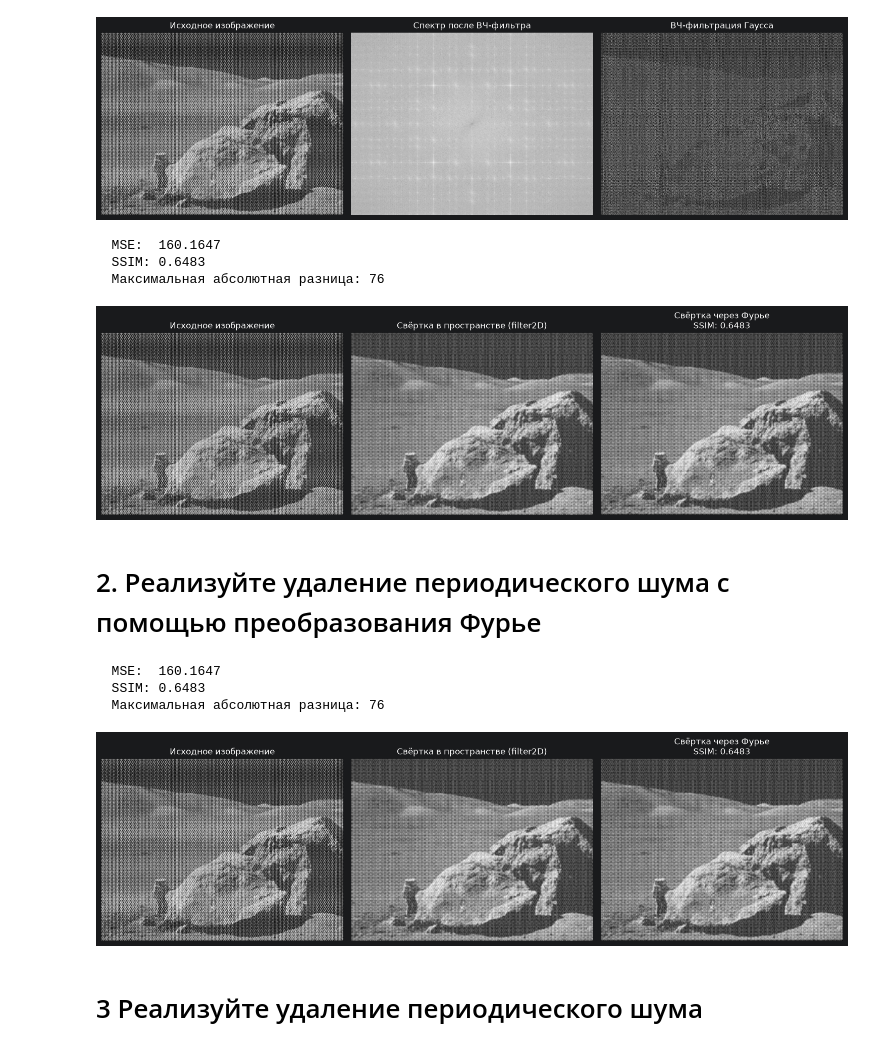
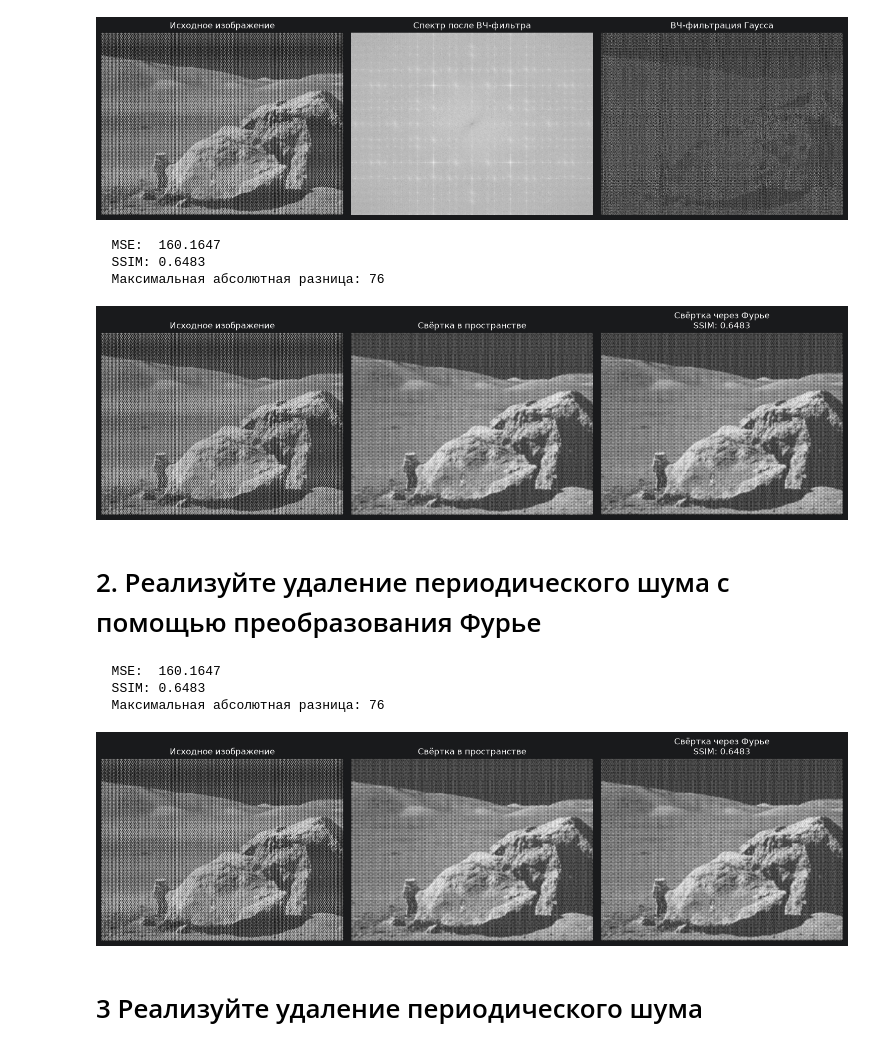
Before and after one commit to midicowbell/imageProcessing, a Jupyter notebook: lab5.ipynb, the cells around one changed output. Saved outputs shown, nothing was run; the diff lists cells and outputs as text; code cells hidden in the pictures.

```diff
--- a/lab5.ipynb
+++ b/lab5.ipynb
@@ -79,35 +77,35 @@ fourier_conv = fourier_conv[:, :, 0] / (rows * cols)
 fourier_conv = np.clip(fourier_conv, 0, 255).astype(np.uint8)
 
 mse_val = mean_squared_error(spatial_conv, fourier_conv)
 ssim_val = ssim(spatial_conv, fourier_conv, data_range=255)
 diff = cv.absdiff(spatial_conv, fourier_conv)
 
 print(f"  MSE:  {mse_val:.4f}")
 print(f"  SSIM: {ssim_val:.4f}")
 print(f"  Максимальная абсолютная разница: {np.max(diff)}")
 
 plt.figure(figsize=(15, 5))
 plt.subplot(1, 3, 1)
 plt.imshow(img, cmap='gray')
 plt.title('Исходное изображение')
 plt.axis('off')
 
 plt.subplot(1, 3, 2)
 plt.imshow(spatial_conv, cmap='gray')
-plt.title('Свёртка в пространстве (filter2D)')
+plt.title('Свёртка в пространстве')
 plt.axis('off')
 
 plt.subplot(1, 3, 3)
 plt.imshow(fourier_conv, cmap='gray')
 plt.title(f'Свёртка через Фурье\nSSIM: {ssim_val:.4f}')
 plt.axis('off')
 plt.tight_layout()
 plt.show()
 # %% [output]
   MSE:  160.1647
   SSIM: 0.6483
   Максимальная абсолютная разница: 76
-[figure, old version]
+[figure, new version]
 # %% [markdown]
 # 2. Реализуйте удаление периодического шума с помощью преобразования Фурье
 # %%
@@ -150,7 +148,7 @@ plt.axis('off')
 
 plt.subplot(1, 3, 2)
 plt.imshow(spatial_conv, cmap='gray')
-plt.title('Свёртка в пространстве (filter2D)')
+plt.title('Свёртка в пространстве')
 plt.axis('off')
 
 plt.subplot(1, 3, 3)
@@ -163,7 +161,7 @@ plt.show()
   MSE:  160.1647
   SSIM: 0.6483
   Максимальная абсолютная разница: 76
-[figure, old version]
+[figure, new version]
 # %% [markdown]
 # 3 Реализуйте удаление периодического шума
 # %%
```
Also changed, not shown: parts of 1 cell of this notebook.
